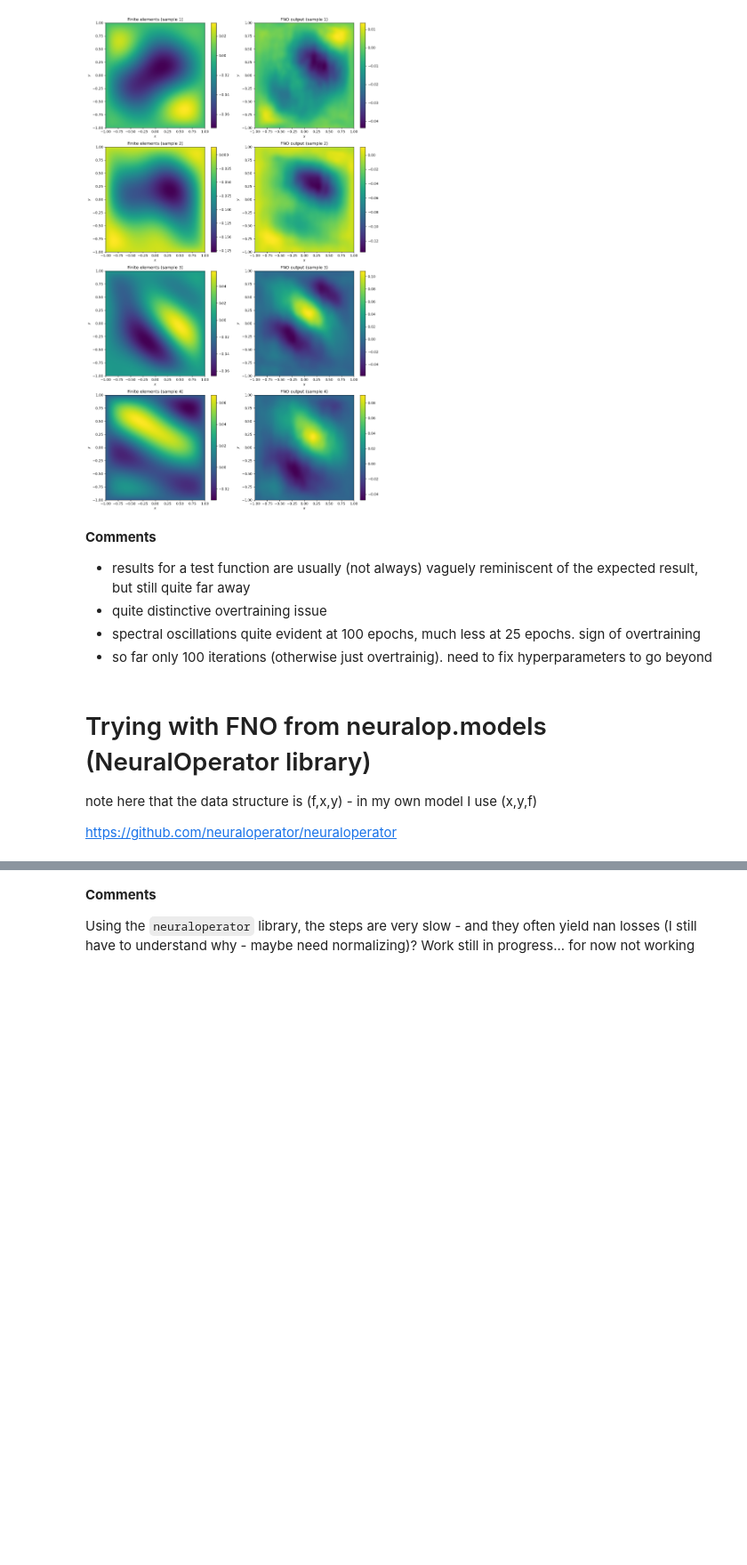
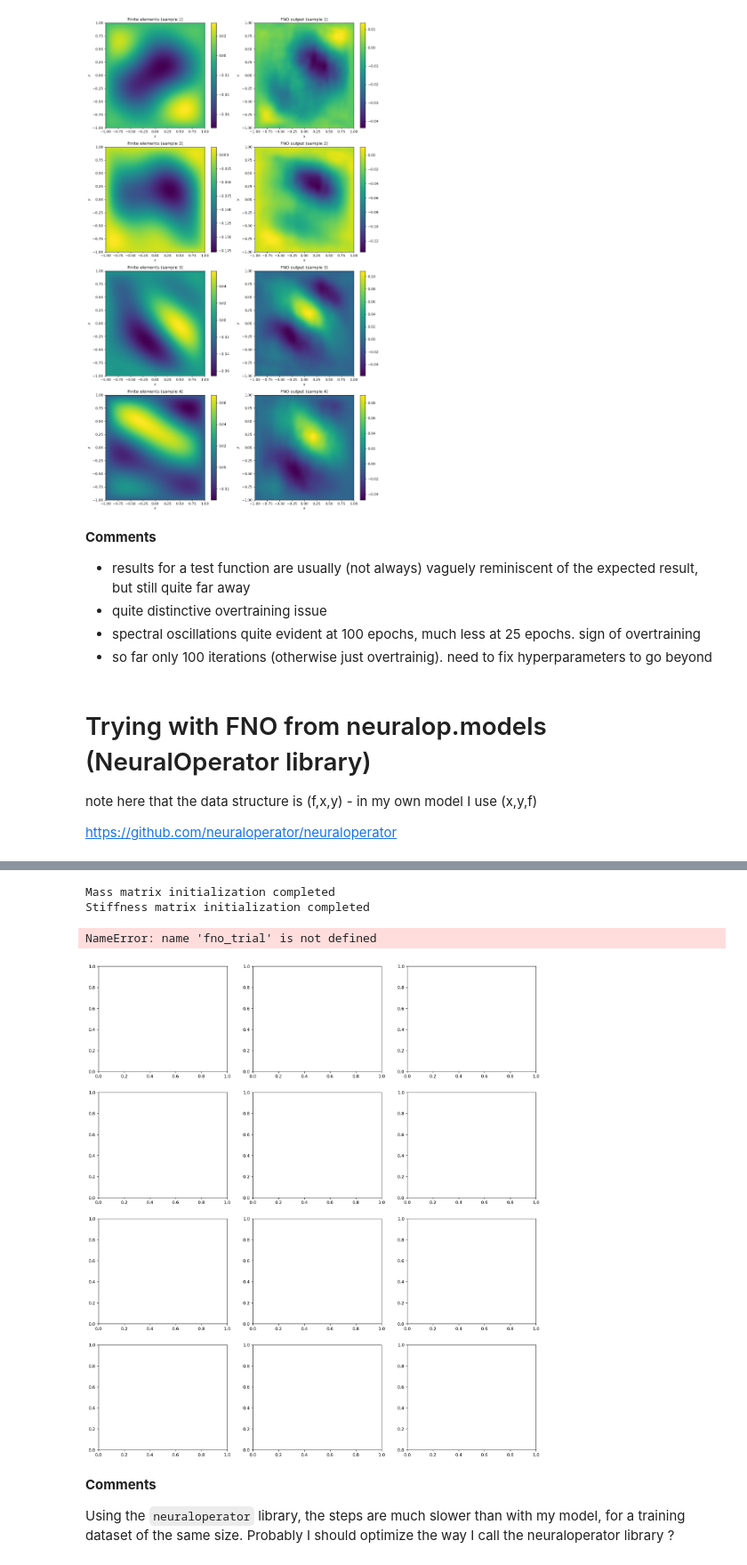
Before and after one commit to sottoviafilippo/trying-out-neural-operators, a Jupyter notebook: fno_trials.ipynb, the cells around one changed output, grey strips where cells are left out. Shown at 89% size. Saved outputs shown, nothing was run; the diff lists cells and outputs as text; code cells hidden in the pictures; blank space fills up the shorter version.

```diff
--- a/fno_trials.ipynb
+++ b/fno_trials.ipynb
@@ -356,8 +374,67 @@ Stiffness matrix initialization completed
+# %%
+# now put the outputs of both models side-by-side, together with the finite element reference solution
+
+x = np.linspace(-1, 1, 200)
+y = np.linspace(-1, 1, 200)
+mymesh = Mesh(x, y, verbose=True)
+mymesh.build_mass_matrix()
+mymesh.build_stiffness_matrix()
+
+X, Y = np.meshgrid(x, y, indexing="ij")
+diri = lambda x, y: 0
+
+model.eval()
+
+N_test = 4
+fig, axes = plt.subplots(N_test, 3, figsize=(18, 5 * N_test), dpi=120)
+
+for i in range(N_test):
+    func = generate_source_function()
+
+    res_finite_elements = mymesh.run_simulation_poisson_dirichlet(func, diri)
+
+    F = func(X, Y)
+    model_input = np.stack([F, X, Y], axis=0)  # (3, H, W)
+    model_input = torch.from_numpy(model_input).float().unsqueeze(0).to(device)  # (1, 3, H, W)
+
+    with torch.no_grad():
+        result_fno = model(model_input).squeeze(0).squeeze(0).cpu().numpy()  # (1,1,H,W) -> (H,W)
+
+    result_fno_trial = fno_trial.map_function_to_output_at_points(func, X, Y)
+
+    # prepare the plot
+    im0 = axes[i, 0].imshow(res_finite_elements, cmap='viridis', origin='lower', aspect='auto',
+                             extent=[x.min(), x.max(), y.min(), y.max()])
+    axes[i, 0].set_title(f'Finite elements (sample {i+1})')
+    axes[i, 0].set_xlabel('$x$')
+    axes[i, 0].set_ylabel('$y$')
+    fig.colorbar(im0, ax=axes[i, 0])
+
+    im1 = axes[i, 1].imshow(result_fno, cmap='viridis', origin='lower', aspect='auto',
+                             extent=[x.min(), x.max(), y.min(), y.max()])
+    axes[i, 1].set_title(f'Neuralop FNO output (sample {i+1})')
+    axes[i, 1].set_xlabel('$x$')
+    axes[i, 1].set_ylabel('$y$')
+    fig.colorbar(im1, ax=axes[i, 1])
+
+    im2 = axes[i, 2].imshow(result_fno_trial, cmap='viridis', origin='lower', aspect='auto',
+                             extent=[x.min(), x.max(), y.min(), y.max()])
+    axes[i, 2].set_title(f'fno_trial output (sample {i+1})')
+    axes[i, 2].set_xlabel('$x$')
+    axes[i, 2].set_ylabel('$y$')
+    fig.colorbar(im2, ax=axes[i, 2])
+
+plt.tight_layout()
+plt.show()
+# %% [output]
+Mass matrix initialization completed
+Stiffness matrix initialization completed
+NameError: name 'fno_trial' is not defined
+[figure, added]
 # %% [markdown]
 **Comments**
 
-Using the `neuraloperator` library, the steps are very slow - and they often yield nan losses (I still have to understand why - maybe need normalizing)?
-Work still in progress... for now not working
+Using the `neuraloperator` library, the steps are much slower than with my model, for a training dataset of the same size. Probably I should optimize the way I call the neuraloperator library ?
 # %% [markdown]
 # TO DO
 
```
Also changed, not shown: parts of 6 cells of this notebook.
